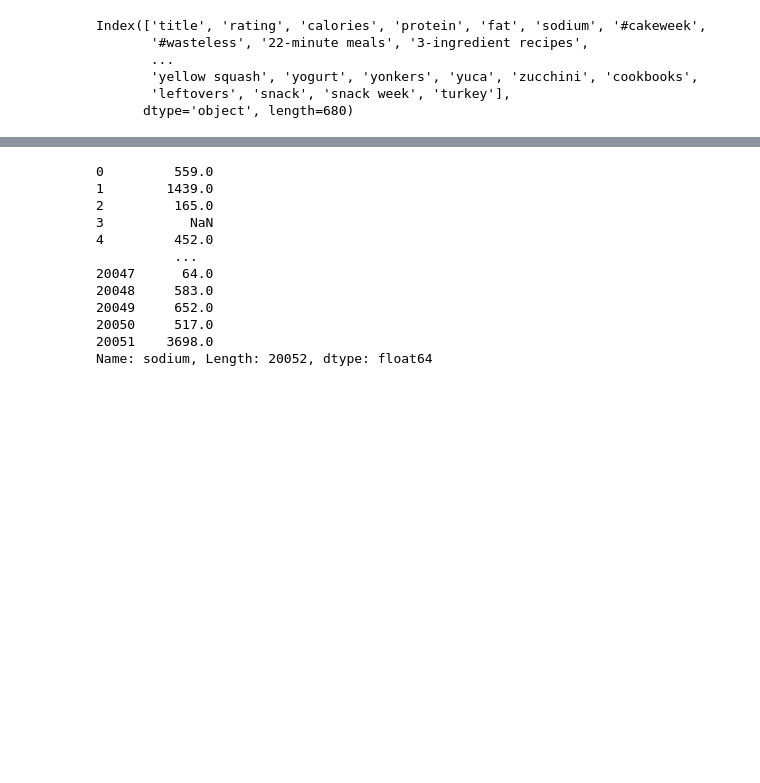
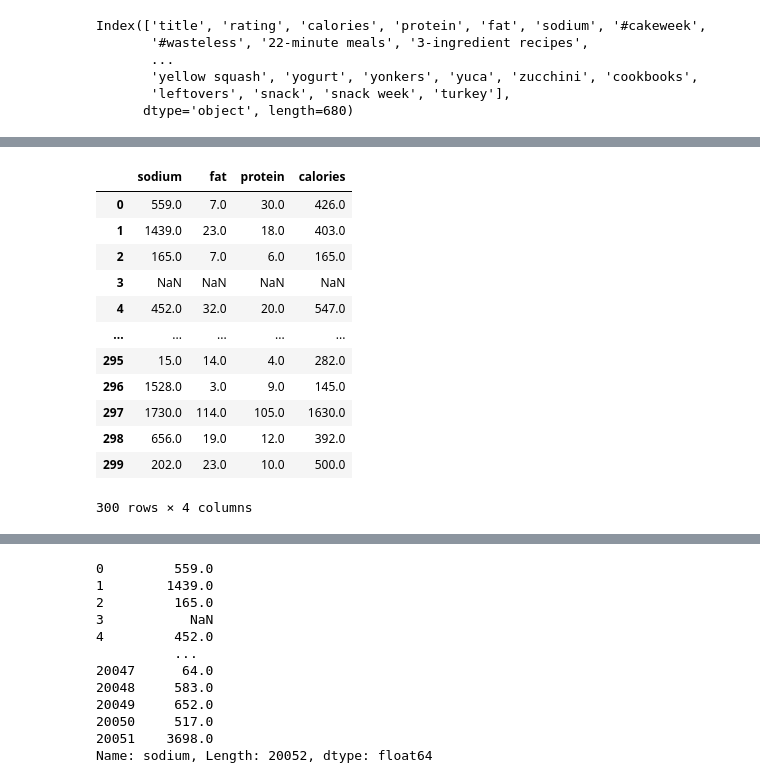
Before and after one commit to Olahubert/Data-Visualization, a Jupyter notebook: Histogram.ipynb, the cells around one changed output, grey strips where cells are left out. Cells and saved outputs as stored; diff of their text form; code cells hidden in the pictures; blank space fills up the shorter version.

```diff
--- a/Histogram.ipynb
+++ b/Histogram.ipynb
@@ -13,0 +30,18 @@ Index(['title', 'rating', 'calories', 'protein', 'fat', 'sodium', '#cakeweek',
+# %%
+Food_component=Chemical_component[['sodium','fat','protein','calories']]
+# %%
+Food_component.head(300)
+# %% [output]
+|  | sodium | fat | protein | calories |
+| 0 | 559.0 | 7.0 | 30.0 | 426.0 |
+| 1 | 1439.0 | 23.0 | 18.0 | 403.0 |
+| 2 | 165.0 | 7.0 | 6.0 | 165.0 |
+| 3 | NaN | NaN | NaN | NaN |
+| 4 | 452.0 | 32.0 | 20.0 | 547.0 |
+| ... | ... | ... | ... | ... |
+| 295 | 15.0 | 14.0 | 4.0 | 282.0 |
+| 296 | 1528.0 | 3.0 | 9.0 | 145.0 |
+| 297 | 1730.0 | 114.0 | 105.0 | 1630.0 |
+| 298 | 656.0 | 19.0 | 12.0 | 392.0 |
+| 299 | 202.0 | 23.0 | 10.0 | 500.0 |
+300 rows × 4 columns
```
Also changed, not shown: parts of 13 cells of this notebook, 2 other files.
